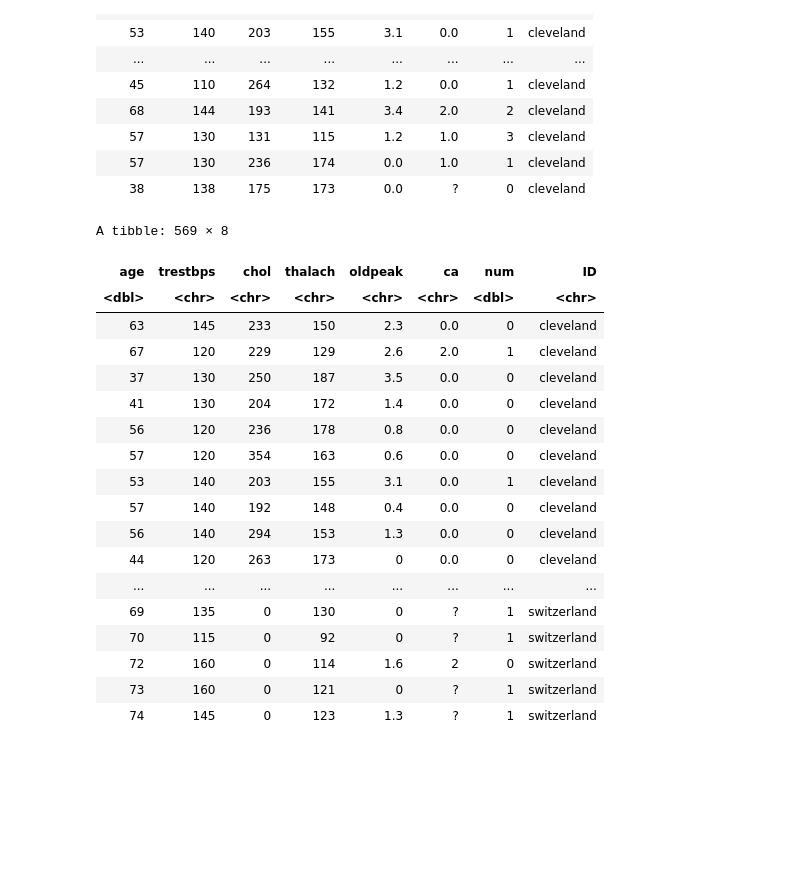
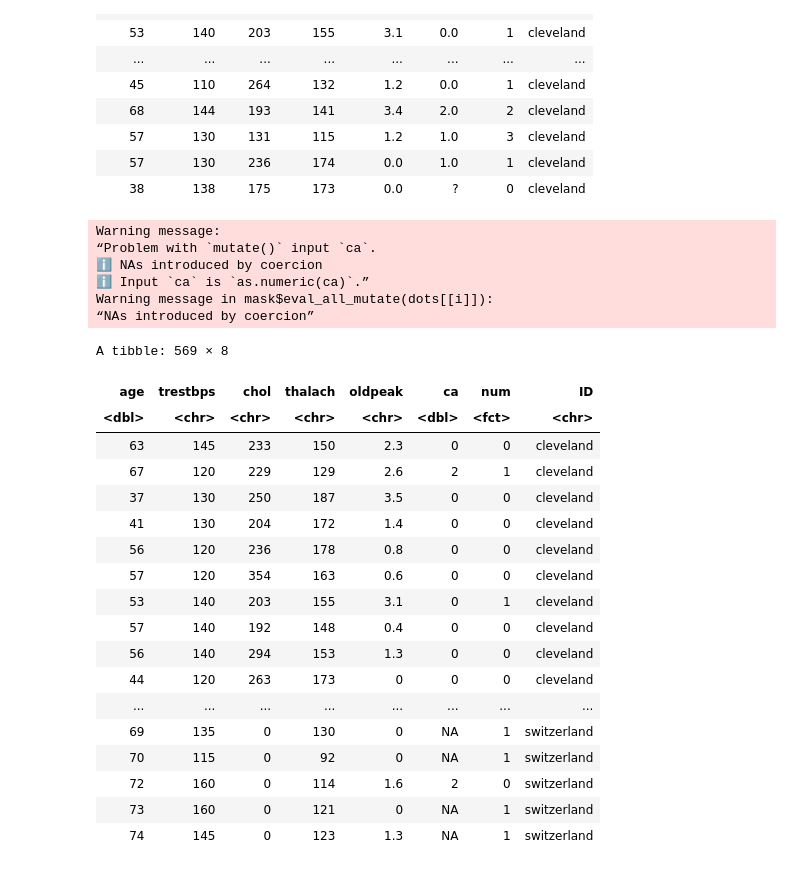
Before and after one commit to Yujinjen/group_project, a Jupyter notebook: Untitled.ipynb, the cells around one changed output. Drawn from its saved outputs; the diff is of its cells as text; code cells hidden in the pictures; blank space fills up the shorter version.

```diff
--- a/Untitled.ipynb
+++ b/Untitled.ipynb
@@ -81,30 +81,39 @@ A tibble: 303 × 8
 # %%
 total_data<-rbind(cleveland_data,hungarian_data,switzerland_data)
 
 total_filtered_data<-total_data%>%
 select(age,trestbps,chol,thalach,oldpeak,ca,num,ID)%>%#selectedonly6categories
-filter(num==0|num==1)#dunnowhat3and2meansofilteredthemout
+filter(num==0|num==1) %>% #dunnowhat3and2meansofilteredthemout
+mutate(ca = as.numeric(ca)) %>%
+mutate(num = as.factor(num))
+
 total_filtered_data
 # %% [output]
-A tibble: 569 × 8
+Warning message:
+“Problem with `mutate()` input `ca`.
+ℹ NAs introduced by coercion
+ℹ Input `ca` is `as.numeric(ca)`.”
+Warning message in mask$eval_all_mutate(dots[[i]]):
+“NAs introduced by coercion”
+A tibble: 569 × 8
 | age | trestbps | chol | thalach | oldpeak | ca | num | ID |
-| <dbl> | <chr> | <chr> | <chr> | <chr> | <chr> | <dbl> | <chr> |
-| 63 | 145 | 233 | 150 | 2.3 | 0.0 | 0 | cleveland |
-| 67 | 120 | 229 | 129 | 2.6 | 2.0 | 1 | cleveland |
-| 37 | 130 | 250 | 187 | 3.5 | 0.0 | 0 | cleveland |
-| 41 | 130 | 204 | 172 | 1.4 | 0.0 | 0 | cleveland |
-| 56 | 120 | 236 | 178 | 0.8 | 0.0 | 0 | cleveland |
-| 57 | 120 | 354 | 163 | 0.6 | 0.0 | 0 | cleveland |
-| 53 | 140 | 203 | 155 | 3.1 | 0.0 | 1 | cleveland |
-| 57 | 140 | 192 | 148 | 0.4 | 0.0 | 0 | cleveland |
-| 56 | 140 | 294 | 153 | 1.3 | 0.0 | 0 | cleveland |
-| 44 | 120 | 263 | 173 | 0 | 0.0 | 0 | cleveland |
+| <dbl> | <chr> | <chr> | <chr> | <chr> | <dbl> | <fct> | <chr> |
+| 63 | 145 | 233 | 150 | 2.3 | 0 | 0 | cleveland |
+| 67 | 120 | 229 | 129 | 2.6 | 2 | 1 | cleveland |
+| 37 | 130 | 250 | 187 | 3.5 | 0 | 0 | cleveland |
+| 41 | 130 | 204 | 172 | 1.4 | 0 | 0 | cleveland |
+| 56 | 120 | 236 | 178 | 0.8 | 0 | 0 | cleveland |
+| 57 | 120 | 354 | 163 | 0.6 | 0 | 0 | cleveland |
+| 53 | 140 | 203 | 155 | 3.1 | 0 | 1 | cleveland |
+| 57 | 140 | 192 | 148 | 0.4 | 0 | 0 | cleveland |
+| 56 | 140 | 294 | 153 | 1.3 | 0 | 0 | cleveland |
+| 44 | 120 | 263 | 173 | 0 | 0 | 0 | cleveland |
 | ... | ... | ... | ... | ... | ... | ... | ... |
-| 69 | 135 | 0 | 130 | 0 | ? | 1 | switzerland |
-| 70 | 115 | 0 | 92 | 0 | ? | 1 | switzerland |
+| 69 | 135 | 0 | 130 | 0 | NA | 1 | switzerland |
+| 70 | 115 | 0 | 92 | 0 | NA | 1 | switzerland |
 | 72 | 160 | 0 | 114 | 1.6 | 2 | 0 | switzerland |
-| 73 | 160 | 0 | 121 | 0 | ? | 1 | switzerland |
-| 74 | 145 | 0 | 123 | 1.3 | ? | 1 | switzerland |
+| 73 | 160 | 0 | 121 | 0 | NA | 1 | switzerland |
+| 74 | 145 | 0 | 123 | 1.3 | NA | 1 | switzerland |
 # %%
 set.seed(1234)
 
```
Also changed, not shown: parts of 3 cells of this notebook.
